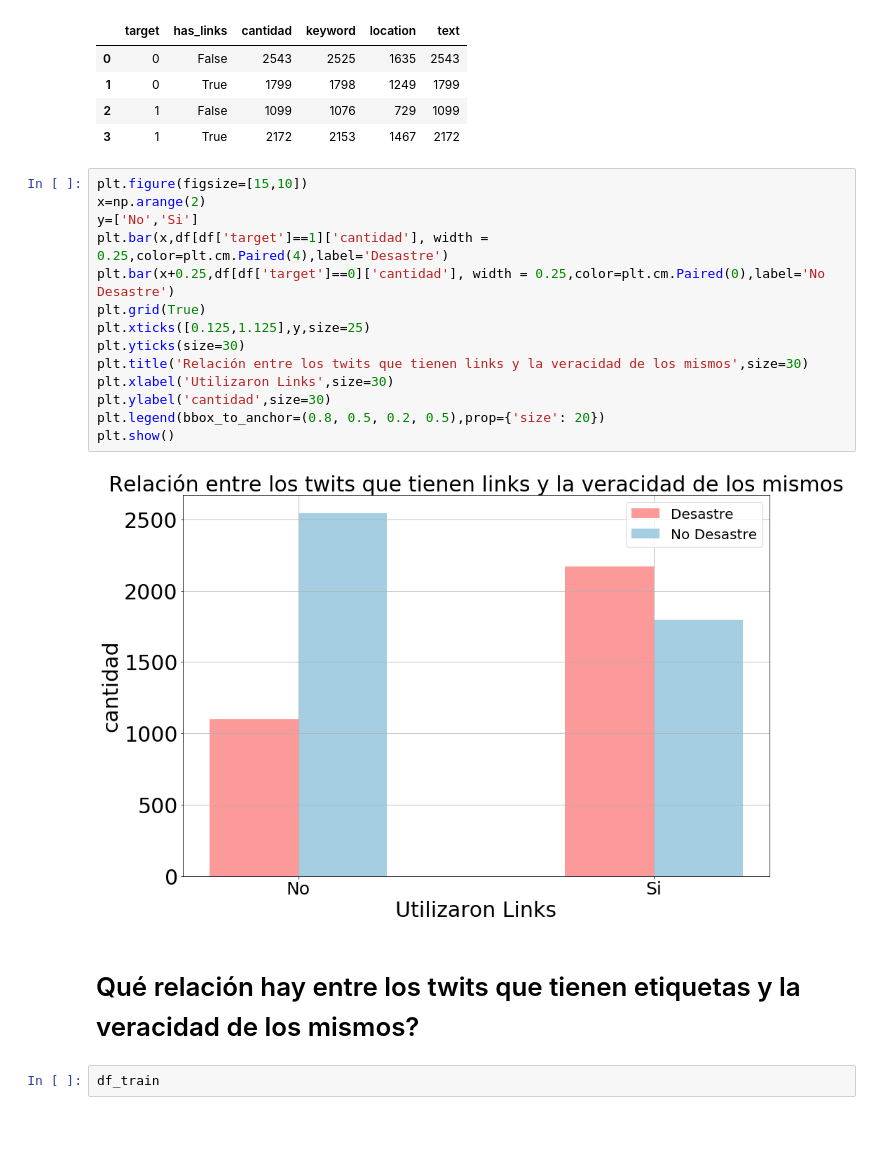
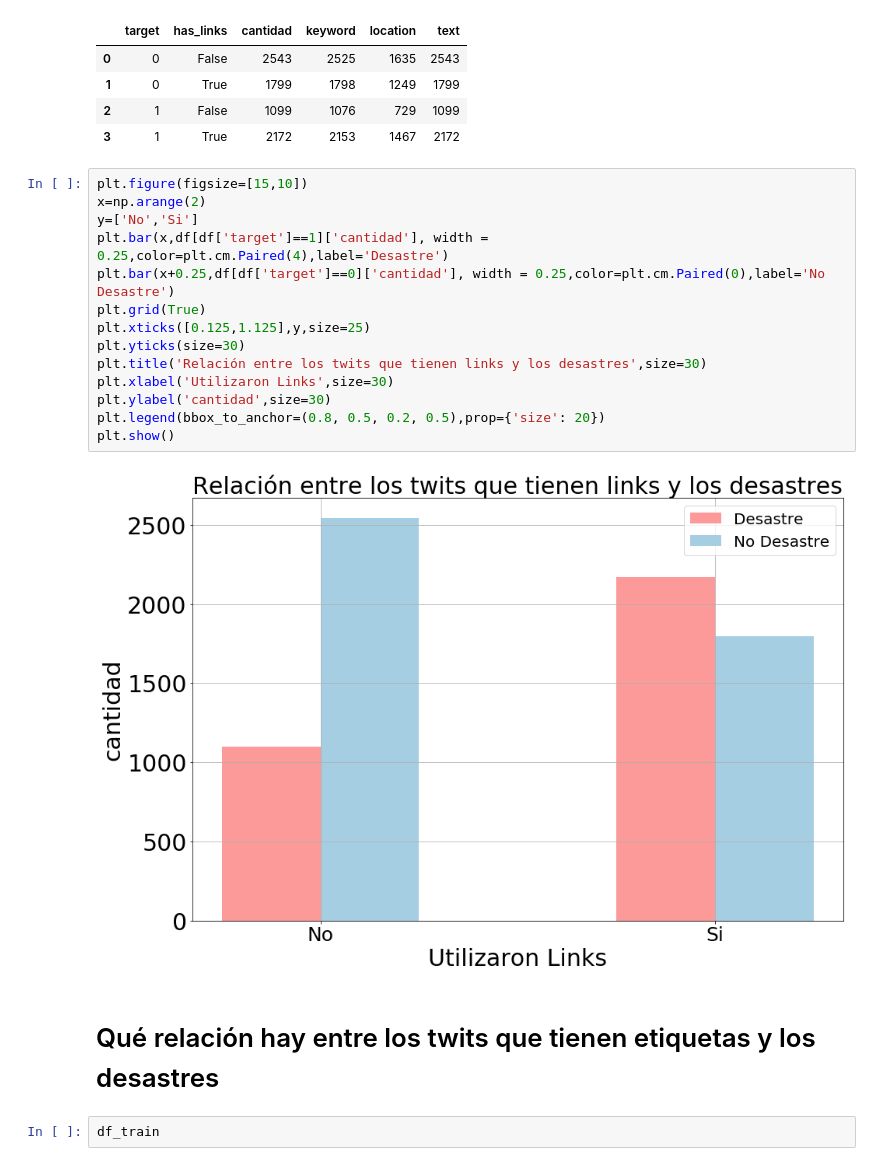
Before and after one commit to FranciscoGauna/TP1-Datos, a Jupyter notebook: Analisis-Joaquin.ipynb, the cells around one changed output. Saved outputs shown, nothing was run; the diff lists cells and outputs as text; blank space fills up the shorter version.

```diff
--- a/Analisis-Joaquin.ipynb
+++ b/Analisis-Joaquin.ipynb
@@ -68,21 +68,21 @@ df
 # %%
 plt.figure(figsize=[15,10])
 x=np.arange(2)
 y=['No','Si']
 plt.bar(x,df[df['target']==1]['cantidad'], width = 0.25,color=plt.cm.Paired(4),label='Desastre')
 plt.bar(x+0.25,df[df['target']==0]['cantidad'], width = 0.25,color=plt.cm.Paired(0),label='No Desastre')
 plt.grid(True)
 plt.xticks([0.125,1.125],y,size=25)
 plt.yticks(size=30)
-plt.title('Relación entre los twits que tienen links y la veracidad de los mismos',size=30)
+plt.title('Relación entre los twits que tienen links y los desastres',size=30)
 plt.xlabel('Utilizaron Links',size=30)
 plt.ylabel('cantidad',size=30)
 plt.legend(bbox_to_anchor=(0.8, 0.5, 0.2, 0.5),prop={'size': 20})
 plt.show()
 # %% [output]
-[figure, old version]
+[figure, new version]
 # %% [markdown]
-# Qué relación hay entre los twits que tienen etiquetas y la veracidad de los mismos?
+# Qué relación hay entre los twits que tienen etiquetas y los desastres
 # %%
 df_train
 # %% [output]
```
Also changed, not shown: parts of 2 cells of this notebook.
